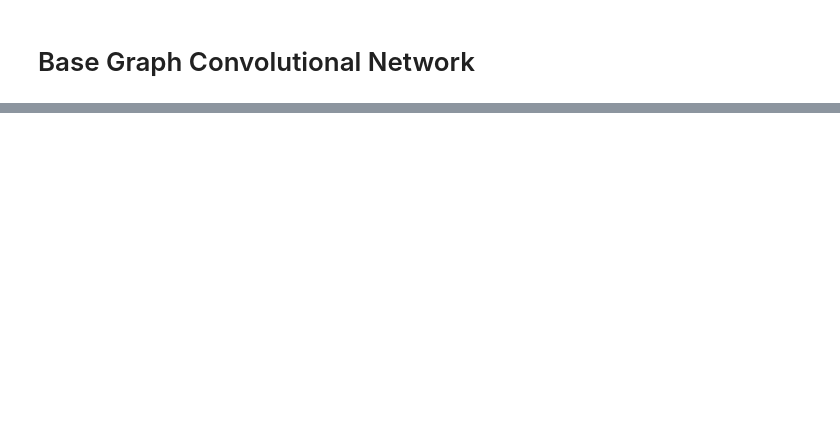
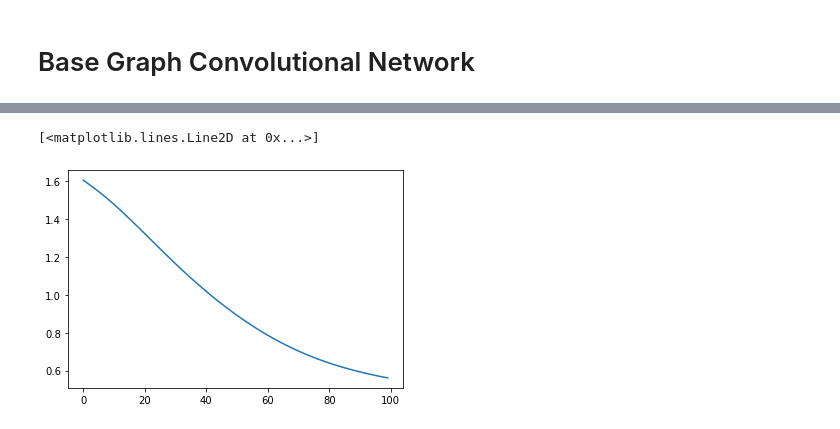
Before and after one commit to Janneke13/Master-Thesis-Graph-Representation, a Jupyter notebook: GCN_test.ipynb, the cells around one changed output, grey strips where cells are left out. Cells and saved outputs as stored; diff of their text form; code cells hidden in the pictures; blank space fills up the shorter version.

```diff
--- a/GCN_test.ipynb
+++ b/GCN_test.ipynb
@@ -69,0 +117,5 @@ plt.plot(loss_list)
+# %%
+plt.plot(a["loss_list_test"])
+# %% [output]
+[<matplotlib.lines.Line2D at 0x...>]
+[figure, added]
```
Also changed, not shown: parts of 12 cells of this notebook, 5 other files.
